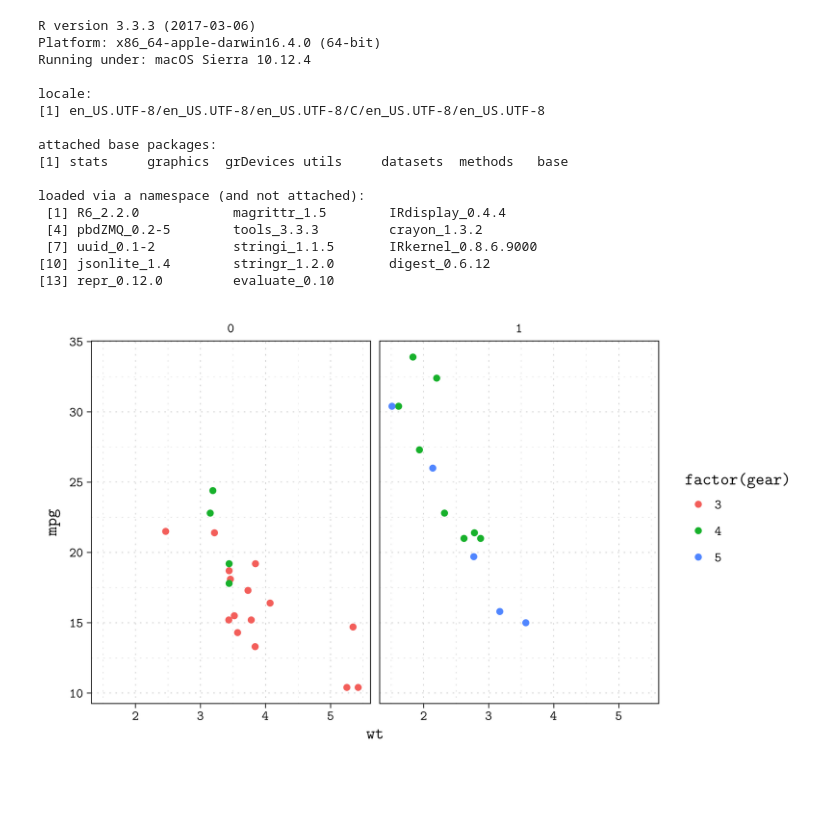
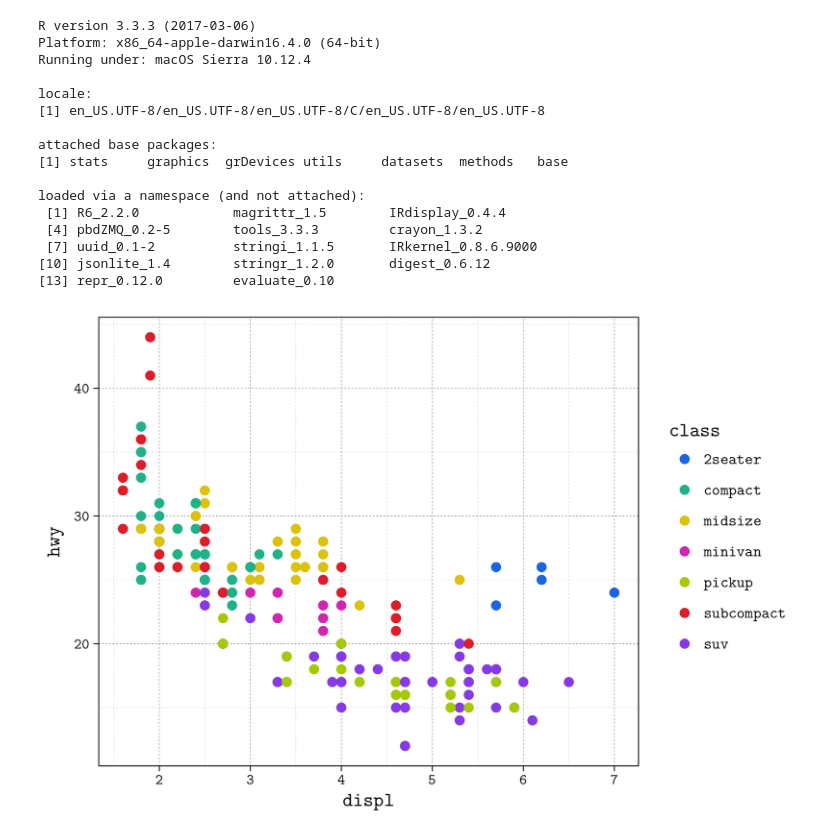
Before and after one commit to neilpanchal/r-boilerplate, a Jupyter notebook: r-boilerplate.ipynb, the cells around one changed output. Saved outputs shown, nothing was run; the diff lists cells and outputs as text; code cells hidden in the pictures; blank space fills up the shorter version.

Commit message:
Added sample plots

```diff
--- a/r-boilerplate.ipynb
+++ b/r-boilerplate.ipynb
@@ -56,10 +70,11 @@ loaded via a namespace (and not attached):
  [7] uuid_0.1-2          stringi_1.1.5       IRkernel_0.8.6.9000
 [10] jsonlite_1.4        stringr_1.2.0       digest_0.6.12
 [13] repr_0.12.0         evaluate_0.10
-# %%
-# Sample plot
-gg <- ggplot(mtcars) + geom_point(aes(x = wt, y = mpg,
-     colour = factor(gear))) + facet_wrap(~am) + theme_zero
-gg
-# %% [output]
-[figure, removed]
+# %%
+# Sample Plot (Color)
+ggplot(data = mpg) +
+    geom_point(mapping = aes(x = displ, y = hwy, color = class), size=2) +
+    gg_zero() +
+    gg_colors$scale$scale_colour_discrete()
+# %% [output]
+[figure, added]
```
Also changed, not shown: parts of 2 cells of this notebook, 1 other file.
